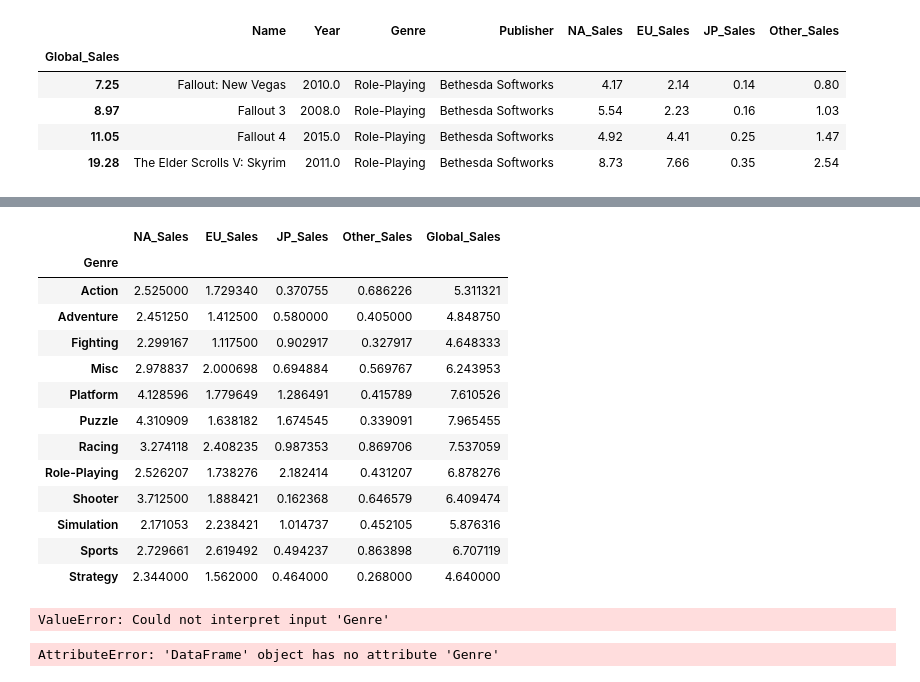
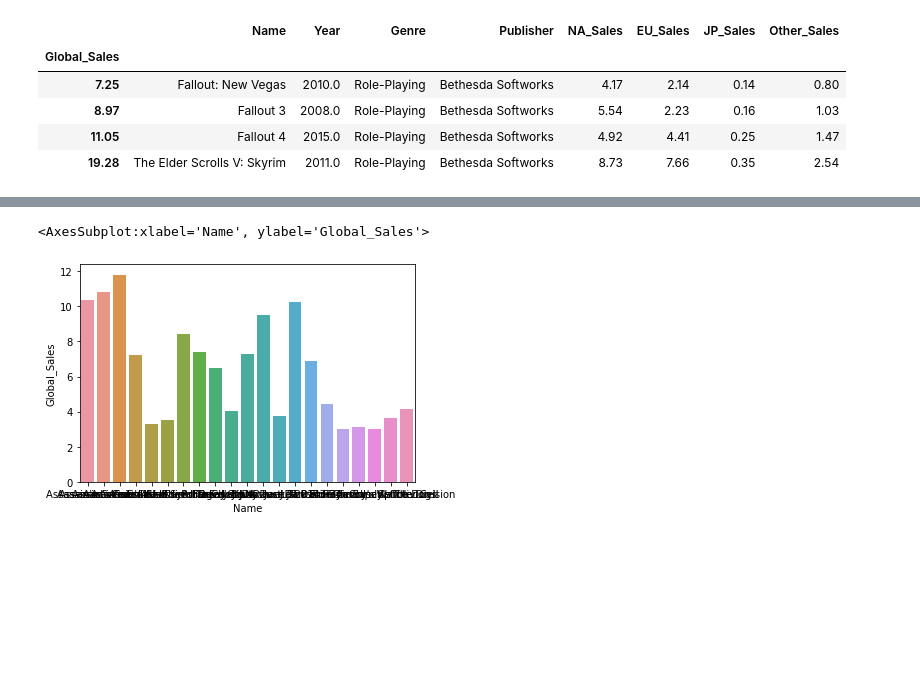
Before and after one commit to paulaked/data25-visualisations, a Jupyter notebook: Visualisations/Untitled.ipynb, the cells around one changed output, grey strips where cells are left out. Saved outputs shown, nothing was run; the diff lists cells and outputs as text; code cells hidden in the pictures; blank space fills up the shorter version.

```diff
--- a/Visualisations/Untitled.ipynb
+++ b/Visualisations/Untitled.ipynb
@@ -223,26 +197,5 @@ rp
-# %%
-gn = df.groupby('Genre').aggregate(aggregation_functions2)
-gn
-# %% [output]
-|  | NA_Sales | EU_Sales | JP_Sales | Other_Sales | Global_Sales |
-| Genre |  |  |  |  |  |
-| Action | 2.525000 | 1.729340 | 0.370755 | 0.686226 | 5.311321 |
-| Adventure | 2.451250 | 1.412500 | 0.580000 | 0.405000 | 4.848750 |
-| Fighting | 2.299167 | 1.117500 | 0.902917 | 0.327917 | 4.648333 |
-| Misc | 2.978837 | 2.000698 | 0.694884 | 0.569767 | 6.243953 |
-| Platform | 4.128596 | 1.779649 | 1.286491 | 0.415789 | 7.610526 |
-| Puzzle | 4.310909 | 1.638182 | 1.674545 | 0.339091 | 7.965455 |
-| Racing | 3.274118 | 2.408235 | 0.987353 | 0.869706 | 7.537059 |
-| Role-Playing | 2.526207 | 1.738276 | 2.182414 | 0.431207 | 6.878276 |
-| Shooter | 3.712500 | 1.888421 | 0.162368 | 0.646579 | 6.409474 |
-| Simulation | 2.171053 | 2.238421 | 1.014737 | 0.452105 | 5.876316 |
-| Sports | 2.729661 | 2.619492 | 0.494237 | 0.863898 | 6.707119 |
-| Strategy | 2.344000 | 1.562000 | 0.464000 | 0.268000 | 4.640000 |
-# %%
-sns.barplot(x = 'Genre', y = 'Global_Sales', data = gn)
-# %% [output]
-ValueError: Could not interpret input 'Genre'
-# %%
-plt.bar(gn.Genre, gn.Global_Sales)
-# %% [output]
-AttributeError: 'DataFrame' object has no attribute 'Genre'
+# %%
+sns.barplot(x='Name', y='Global_Sales', data = ub2)
+# %% [output]
+<AxesSubplot:xlabel='Name', ylabel='Global_Sales'>
+[figure, added]
```
Also changed, not shown: parts of 13 cells of this notebook.
